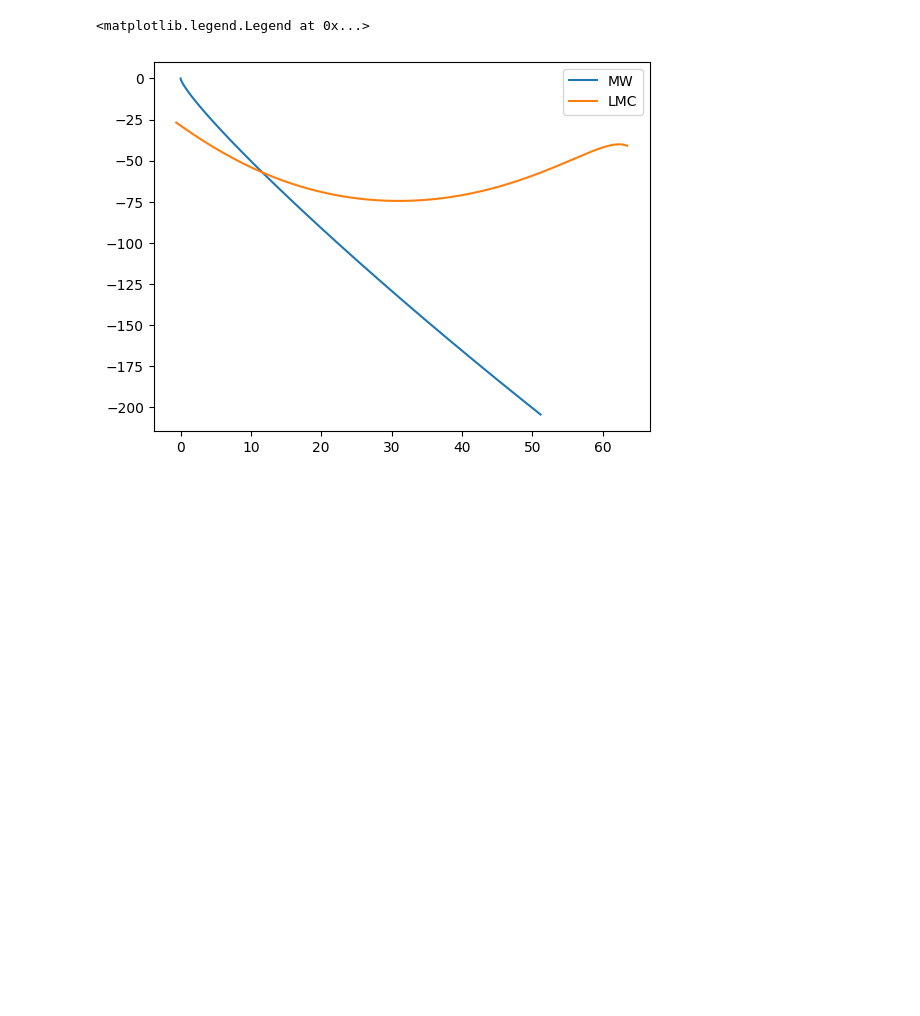
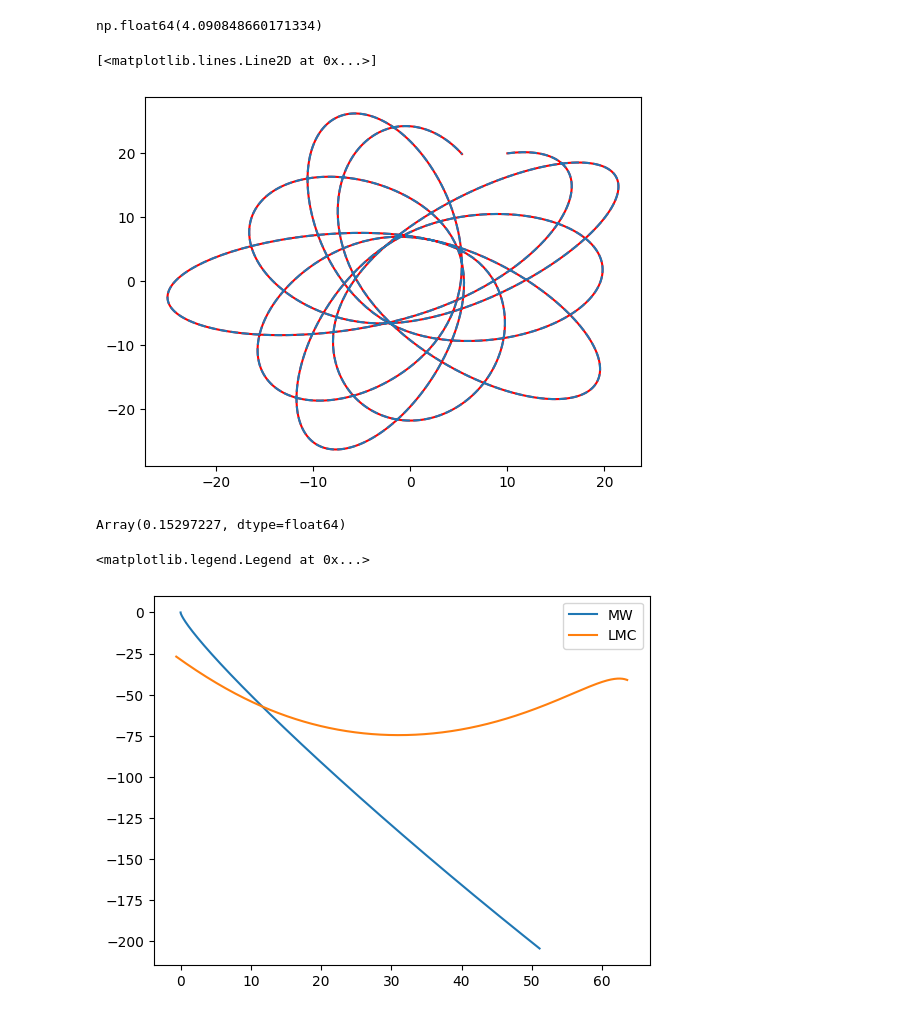
Before and after one commit to jnibauer/streamsculptor, a Jupyter notebook: examples/mw_lmc.ipynb, the cells around one changed output. Saved outputs shown, nothing was run; the diff lists cells and outputs as text; code cells hidden in the pictures; blank space fills up the shorter version.

Commit message:
update LMC_MW potential notebook

```diff
--- a/examples/mw_lmc.ipynb
+++ b/examples/mw_lmc.ipynb
@@ -32,6 +32,10 @@ from InterpAGAMA import AGAMA_Spheroid
 # %%
 agama.setUnits(length=1, velocity=1, mass=1)  # work in units of 1 kpc, 1 km/s, 1 Msun)
 timeUnitMyr = agama.getUnits()['time'] #agama time unit in Myr
+# %%
+4000./timeUnitMyr.value
+# %% [output]
+np.float64(4.090848660171334)
 # %%
 ### Below we start with the AGAMA setup. No jax in this cell.
 
@@ -56,10 +60,10 @@ paramBulge = dict(
     gamma             = 0.0,
     beta              = 1.8)
 paramDisk  = dict(
-    type='Disk',
+    type='MiyamotoNagai',
     mass              = 5.0e10,
     scaleRadius       = 3.0,
-    scaleHeight       = -0.4)
+    scaleHeight       = 0.3)
 paramHalo  = dict(
     type              = 'Spheroid',
     densityNorm       = 1.35e7,
@@ -117,6 +121,25 @@ pot_LMC_jax = AGAMA_Spheroid(**paramLMC)
 
 # [Step 2]
 sigmafnc = interpax.Interpolator1D(x=rgrid, f=sigma_eval*(u.km/u.s).to(u.kpc/u.Myr), method='cubic2')
+# %%
+w0_test = jnp.array([10.0,20.0,15.0,0.1,.02,-0.02])
+tsave_test = jnp.linspace(Trewind, Tcurr, 1000)
+
+out_test_jax = pot_MW_jax.integrate_orbit(w0=w0_test, ts=tsave_test,solver=diffrax.Dopri8(),atol=1e-10,rtol=1e-10,dtmin=0.1)
+
+w0_test_agama = numpy.hstack([w0_test[:3], w0_test[3:]*(u.kpc/u.Myr).to(u.km/u.s)])
+agama_orb = agama.orbit(potential=potMW, ic=w0_test_agama, time=4000./timeUnitMyr.value,
+                    timestart=-4000./timeUnitMyr.value, trajsize=1000)[1]
+# %%
+plt.plot(agama_orb[:,0], agama_orb[:,1], label='agama',color='r')
+plt.plot(out_test_jax.ys[:,0], out_test_jax.ys[:,1], label='jax',ls='--')
+# %% [output]
+[<matplotlib.lines.Line2D at 0x...>]
+[figure, added]
+# %%
+sigmafnc(8.0)
+# %% [output]
+Array(0.15297227, dtype=float64)
 # %%
 from fields import MW_LMC_field
 field = MW_LMC_field(pot_MW=pot_MW_jax, pot_LMC=pot_LMC_jax, sigma_func=sigmafnc, bminCouLog=bminCouLog)
```
Also changed, not shown: parts of 9 cells of this notebook, 3 other files.
